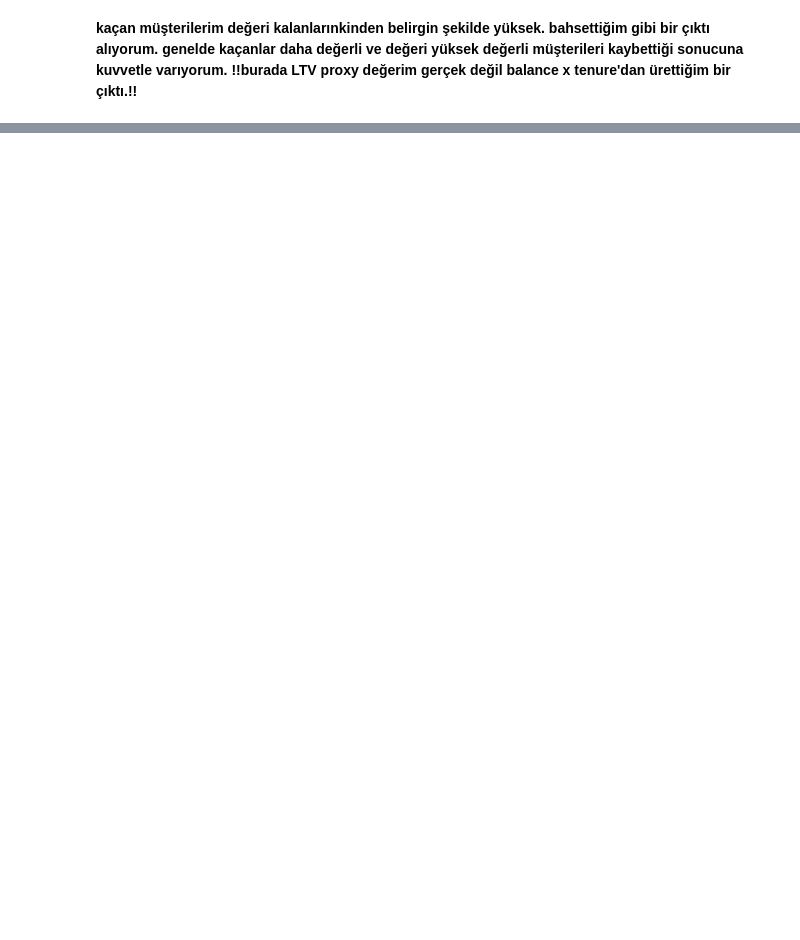
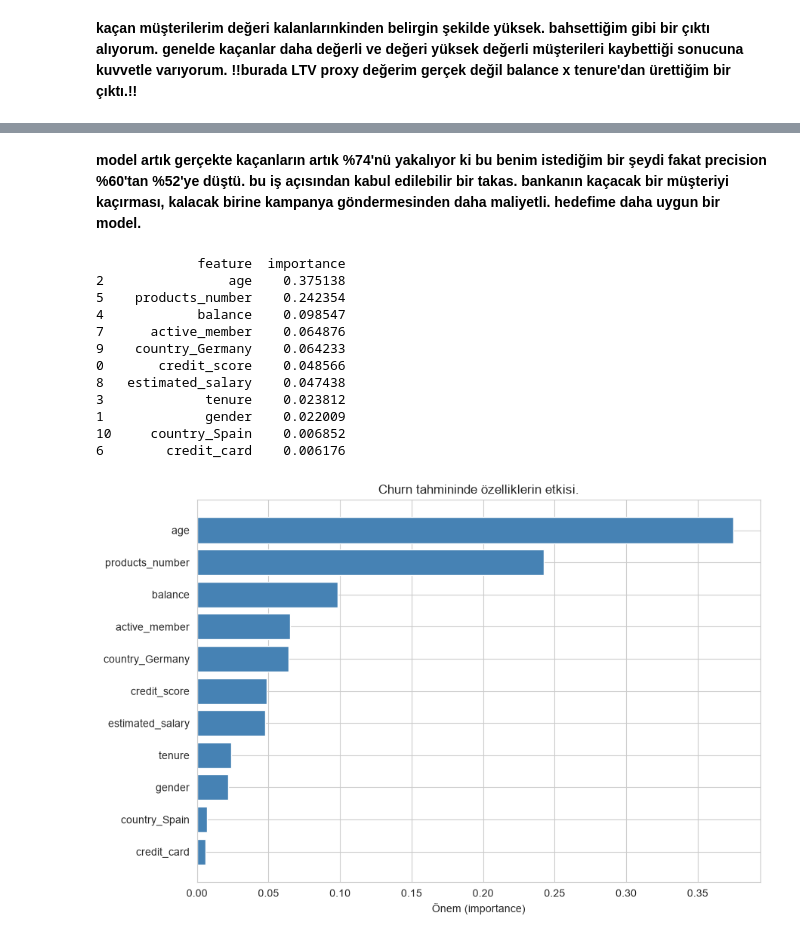
Before and after one commit to CEGGANASLATZOLATLAN/ltvChurnAnalysis, a Jupyter notebook: ltv.ipynb, the cells around one changed output, grey strips where cells are left out. Cells and saved outputs as stored; diff of their text form; code cells hidden in the pictures; blank space fills up the shorter version.

Commit message:
churn tahmin modeli eklendi, özellik-churn dengesi grafiği oluşturuldu ve sonuçlar yazıldı.

```diff
--- a/ltv.ipynb
+++ b/ltv.ipynb
@@ -117,0 +190,17 @@ plt.show()
+# %%
+from sklearn.ensemble import RandomForestClassifier
+
+# daha güçlü model kurup dengesizliği bildiriyorum.
+rf = RandomForestClassifier(
+    n_estimators=200,
+    max_depth=8,
+    class_weight='balanced',
+    random_state=42
+)
+rf.fit(X_train, y_train)
+
+y_pred_rf = rf.predict(X_test)
+
+print(confusion_matrix(y_test, y_pred_rf))
+print()
+print(classification_report(y_test, y_pred_rf))
@@ -117,0 +219,34 @@ plt.show()
+# %% [markdown]
+**model artık gerçekte kaçanların artık %74'nü yakalıyor ki bu benim istediğim bir şeydi fakat precision %60'tan %52'ye düştü. bu iş açısından kabul edilebilir bir takas. bankanın kaçacak bir müşteriyi kaçırması, kalacak birine kampanya göndermesinden daha maliyetli. hedefime daha uygun bir model.**
+# %%
+# özellik-churn dengesi.
+feat_imp = pd.DataFrame({
+    'feature': X_train.columns,
+    'importance': rf.feature_importances_
+}).sort_values('importance', ascending=False)
+
+print(feat_imp)
+
+#grafk oluşturuyorum.
+plt.figure(figsize=(9, 6))
+plt.barh(feat_imp['feature'], feat_imp['importance'], color='steelblue')
+plt.xlabel('Önem (importance)')
+plt.title('Churn tahmininde özelliklerin etkisi.')
+plt.gca().invert_yaxis()   # en önemli en üstte olsun
+plt.tight_layout()
+plt.savefig('figures/feature_importance.png', dpi=150, bbox_inches='tight')
+plt.show()
+# %% [output]
+             feature  importance
+2                age    0.375138
+5    products_number    0.242354
+4            balance    0.098547
+7      active_member    0.064876
+9    country_Germany    0.064233
+0       credit_score    0.048566
+8   estimated_salary    0.047438
+3             tenure    0.023812
+1             gender    0.022009
+10     country_Spain    0.006852
+6        credit_card    0.006176
+[figure, added]
```
Also changed, not shown: parts of 11 cells of this notebook, 4 other files.
